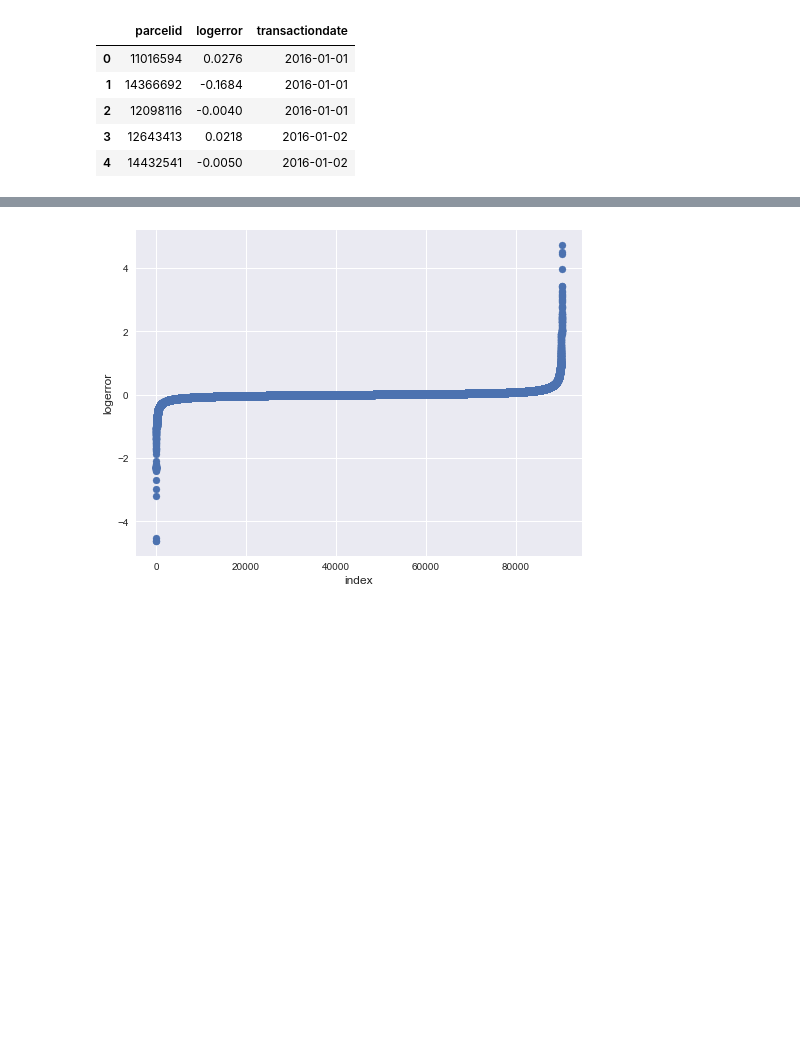
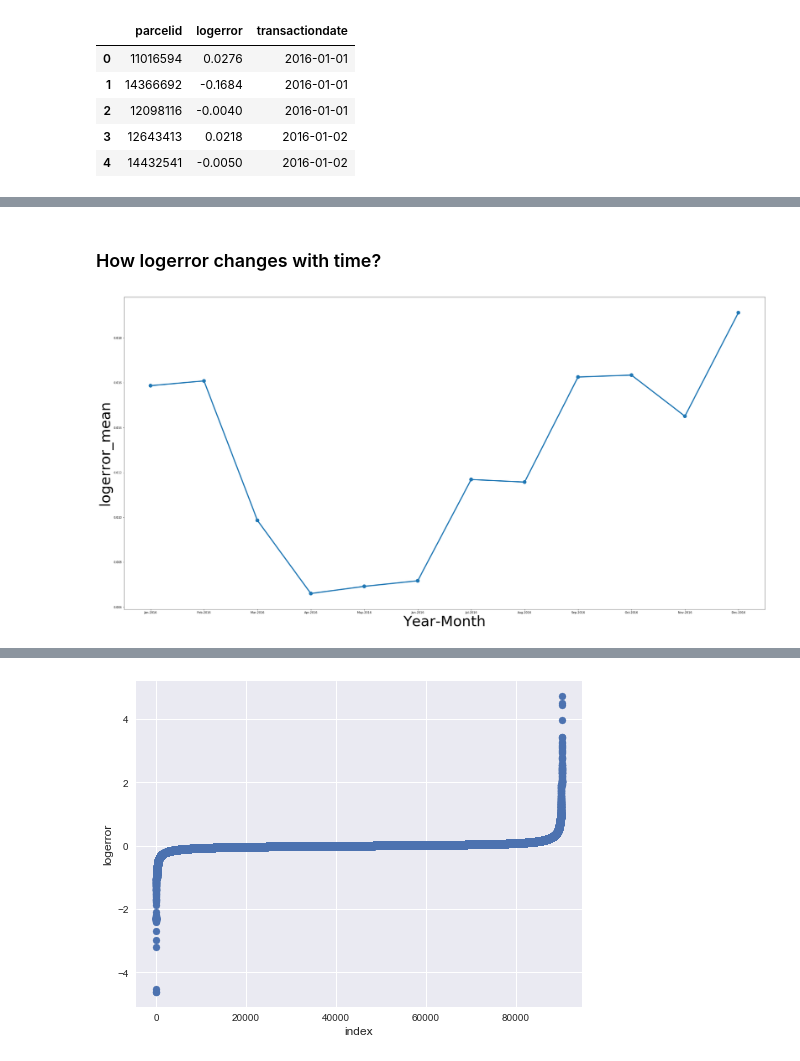
Before and after one commit to ddhaval04/Zillow-Kaggle-Competition, a Jupyter notebook: Scripts/Zillow_Exploration.ipynb, the cells around one changed output, grey strips where cells are left out. Saved outputs shown, nothing was run; the diff lists cells and outputs as text; code cells hidden in the pictures; blank space fills up the shorter version.

```diff
--- a/Scripts/Zillow_Exploration.ipynb
+++ b/Scripts/Zillow_Exploration.ipynb
@@ -31,0 +139,19 @@ train_df.head()
+# %% [markdown]
+### How logerror changes with time?
+# %%
+train_df["date"] = pd.to_datetime(train_df["date"])
+train_df["year_month"] = train_df["date"].apply(lambda x: x.date().strftime("%b-%Y"))
+# train_df["year_month"] = pd.to_datetime(train_df["year_month"])
+j = {'logerror' : ['mean']}
+grouped_transactions = train_df.groupby(["year_month"]).agg(j).reset_index()
+grouped_transactions.columns = ['%s%s' % (a, '_%s' % b if b else '') for a, b in grouped_transactions.columns]
+grouped_transactions.head()
+plt.figure(figsize=(40,20))
+# plt.plot(grouped_transactions["year_month"], grouped_transactions["logerror_mean"])
+order = ["Jan-2016", "Feb-2016", "Mar-2016", "Apr-2016", "May-2016", "Jun-2016", "Jul-2016", "Aug-2016", "Sep-2016", "Oct-2016", "Nov-2016", "Dec-2016"]
+sns.pointplot(x = "year_month", y = "logerror_mean", data = grouped_transactions, markers = ['o'], scale=1.5, order = order)
+plt.xlabel("Year-Month", fontsize = 50)
+plt.ylabel("logerror_mean", fontsize = 50)
+plt.show()
+# %% [output]
+[figure, added]
```
Also changed, not shown: parts of 18 cells of this notebook, 5 other files.
